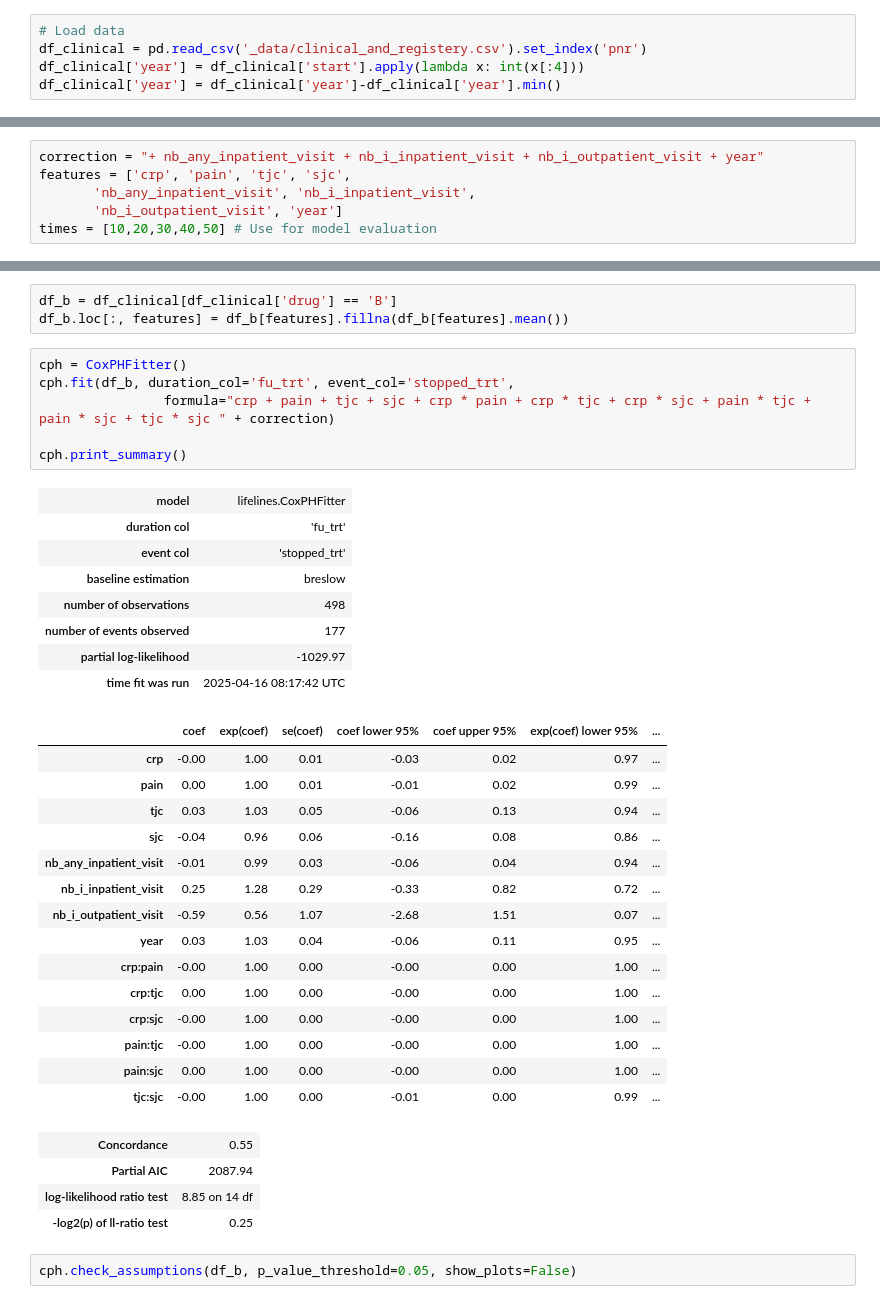
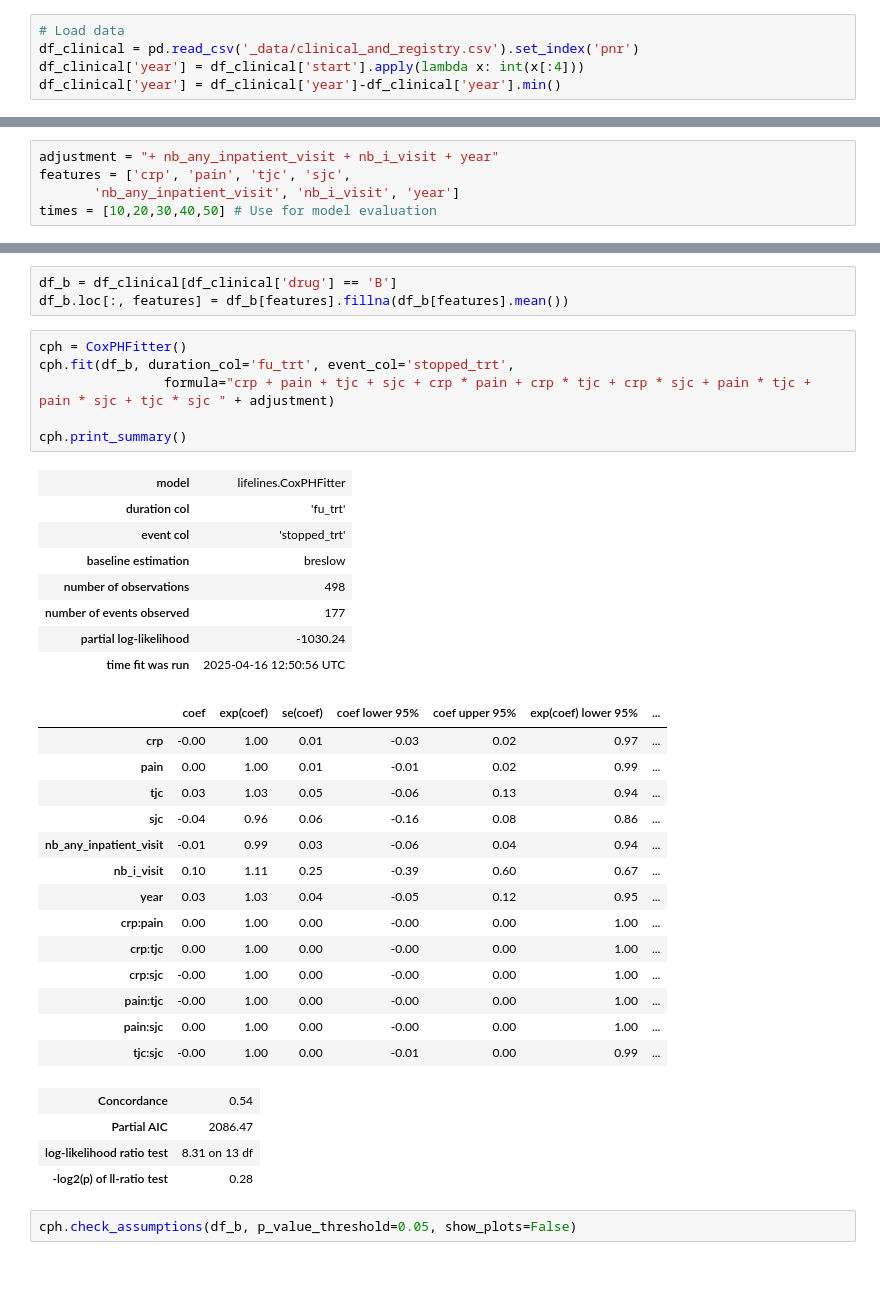
Before and after one commit to JulietteOrtholand/registery_data_test, a Jupyter notebook: assignment_3.ipynb, the cells around one changed output, grey strips where cells are left out. Saved outputs shown, nothing was run; the diff lists cells and outputs as text; blank space fills up the shorter version.

```diff
--- a/assignment_3.ipynb
+++ b/assignment_3.ipynb
@@ -12,6 +13,6 @@ from sksurv.metrics import integrated_brier_score
 I load the data from the assignment 2.
 # %%
 # Load data
-df_clinical = pd.read_csv('_data/clinical_and_registery.csv').set_index('pnr')
+df_clinical = pd.read_csv('_data/clinical_and_registry.csv').set_index('pnr')
 df_clinical['year'] = df_clinical['start'].apply(lambda x: int(x[:4]))
 df_clinical['year'] = df_clinical['year']-df_clinical['year'].min()
@@ -103,6 +83,5 @@ Both metrics use several time points, given the distribution of the follow-up ti
 # %%
-correction = "+ nb_any_inpatient_visit + nb_i_inpatient_visit + nb_i_outpatient_visit + year"
+adjustment = "+ nb_any_inpatient_visit + nb_i_visit + year"
 features = ['crp', 'pain', 'tjc', 'sjc',
-       'nb_any_inpatient_visit', 'nb_i_inpatient_visit',
-       'nb_i_outpatient_visit', 'year']
+       'nb_any_inpatient_visit', 'nb_i_visit', 'year']
 times = [10,20,30,40,50] # Use for model evaluation
@@ -247,37 +340,36 @@ df_b.loc[:, features] = df_b[features].fillna(df_b[features].mean())
 # %%
 cph = CoxPHFitter()
 cph.fit(df_b, duration_col='fu_trt', event_col='stopped_trt',
-                formula="crp + pain + tjc + sjc + crp * pain + crp * tjc + crp * sjc + pain * tjc + pain * sjc + tjc * sjc " + correction)
+                formula="crp + pain + tjc + sjc + crp * pain + crp * tjc + crp * sjc + pain * tjc + pain * sjc + tjc * sjc " + adjustment)
 
 cph.print_summary()
 # %% [output]
 | model | lifelines.CoxPHFitter |
 | duration col | 'fu_trt' |
 | event col | 'stopped_trt' |
 | baseline estimation | breslow |
 | number of observations | 498 |
 | number of events observed | 177 |
-| partial log-likelihood | -1029.97 |
-| time fit was run | 2025-04-16 08:17:42 UTC |
+| partial log-likelihood | -1030.24 |
+| time fit was run | 2025-04-16 12:50:56 UTC |
 |  | coef | exp(coef) | se(coef) | coef lower 95% | coef upper 95% | exp(coef) lower 95% | ... |
 | crp | -0.00 | 1.00 | 0.01 | -0.03 | 0.02 | 0.97 | ... |
 | pain | 0.00 | 1.00 | 0.01 | -0.01 | 0.02 | 0.99 | ... |
 | tjc | 0.03 | 1.03 | 0.05 | -0.06 | 0.13 | 0.94 | ... |
 | sjc | -0.04 | 0.96 | 0.06 | -0.16 | 0.08 | 0.86 | ... |
 | nb_any_inpatient_visit | -0.01 | 0.99 | 0.03 | -0.06 | 0.04 | 0.94 | ... |
-| nb_i_inpatient_visit | 0.25 | 1.28 | 0.29 | -0.33 | 0.82 | 0.72 | ... |
-| nb_i_outpatient_visit | -0.59 | 0.56 | 1.07 | -2.68 | 1.51 | 0.07 | ... |
-| year | 0.03 | 1.03 | 0.04 | -0.06 | 0.11 | 0.95 | ... |
-| crp:pain | -0.00 | 1.00 | 0.00 | -0.00 | 0.00 | 1.00 | ... |
+| nb_i_visit | 0.10 | 1.11 | 0.25 | -0.39 | 0.60 | 0.67 | ... |
+| year | 0.03 | 1.03 | 0.04 | -0.05 | 0.12 | 0.95 | ... |
+| crp:pain | 0.00 | 1.00 | 0.00 | -0.00 | 0.00 | 1.00 | ... |
 | crp:tjc | 0.00 | 1.00 | 0.00 | -0.00 | 0.00 | 1.00 | ... |
 | crp:sjc | -0.00 | 1.00 | 0.00 | -0.00 | 0.00 | 1.00 | ... |
 | pain:tjc | -0.00 | 1.00 | 0.00 | -0.00 | 0.00 | 1.00 | ... |
 | pain:sjc | 0.00 | 1.00 | 0.00 | -0.00 | 0.00 | 1.00 | ... |
 | tjc:sjc | -0.00 | 1.00 | 0.00 | -0.01 | 0.00 | 0.99 | ... |
-| Concordance | 0.55 |
-| Partial AIC | 2087.94 |
-| log-likelihood ratio test | 8.85 on 14 df |
-| -log2(p) of ll-ratio test | 0.25 |
+| Concordance | 0.54 |
+| Partial AIC | 2086.47 |
+| log-likelihood ratio test | 8.31 on 13 df |
+| -log2(p) of ll-ratio test | 0.28 |
 # %%
 cph.check_assumptions(df_b, p_value_threshold=0.05, show_plots=False)
 # %% [output]
```
Also changed, not shown: parts of 23 cells of this notebook.
